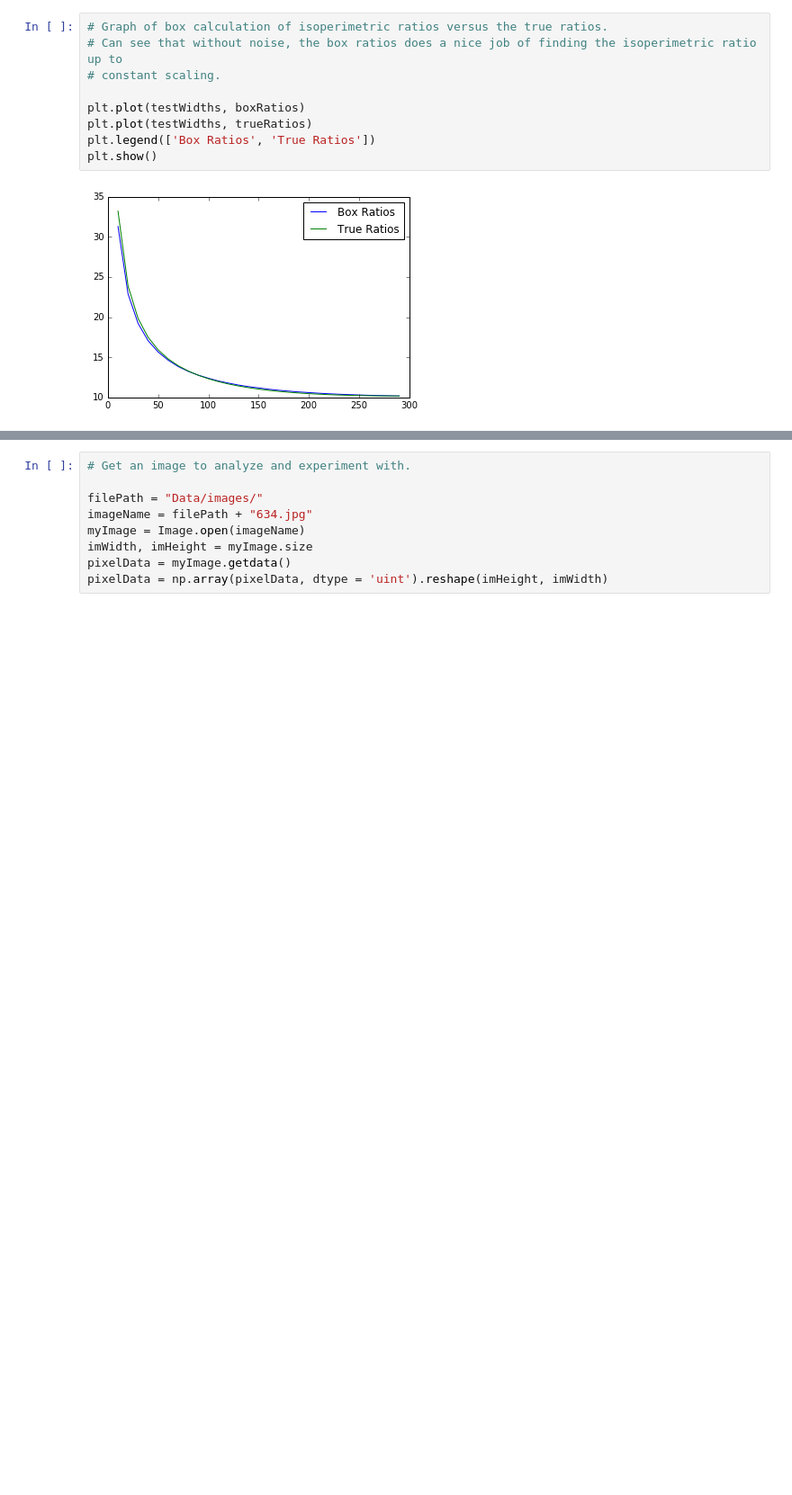
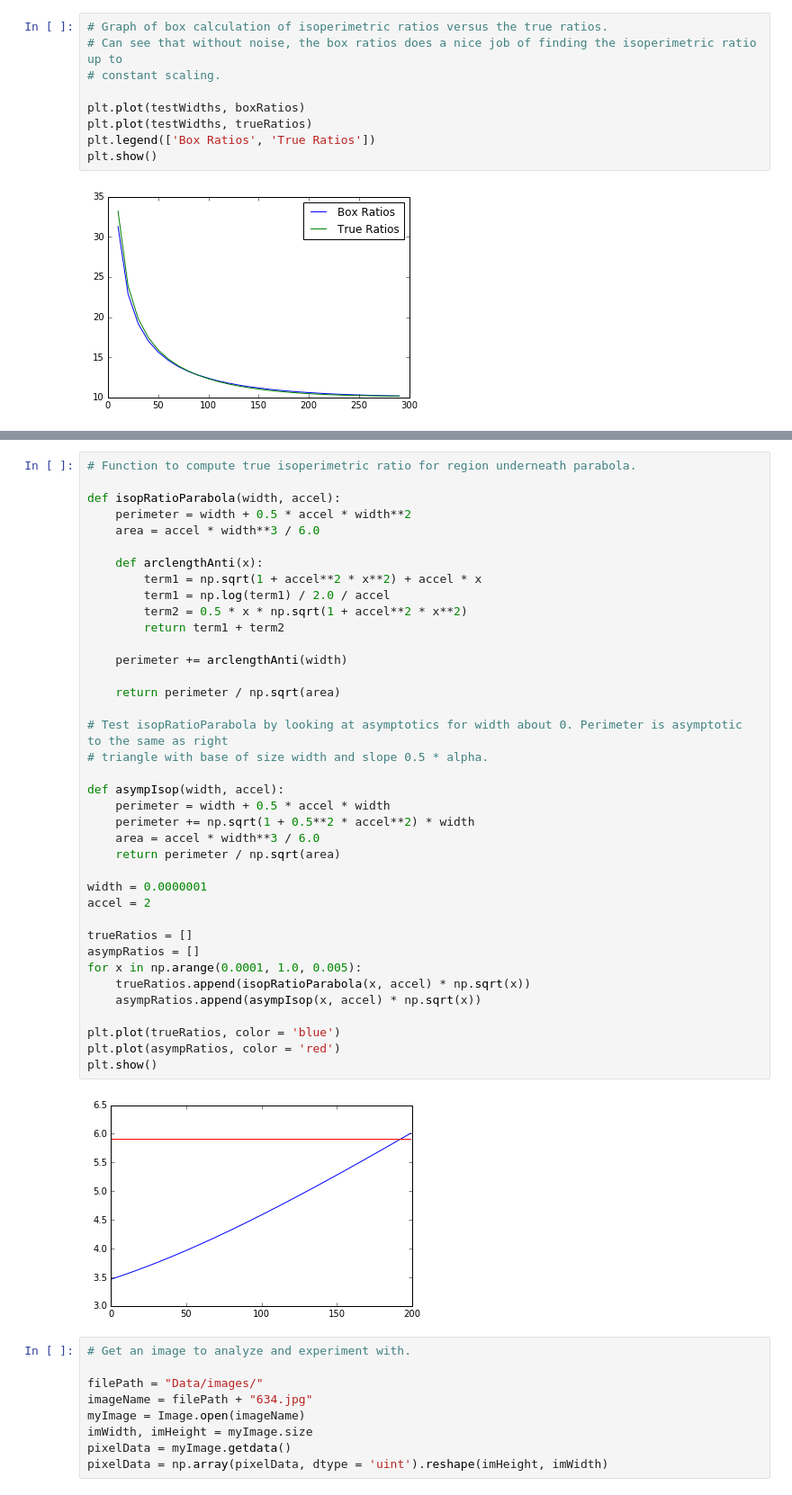
Before and after one commit to MatthewMcGonagle/KaggleLeaf, a Jupyter notebook: RatiosExperiment.ipynb, the cells around one changed output, grey strips where cells are left out. Shown at 90% size. Saved outputs shown, nothing was run; the diff lists cells and outputs as text; blank space fills up the shorter version.

```diff
--- a/RatiosExperiment.ipynb
+++ b/RatiosExperiment.ipynb
@@ -81,3 +111,43 @@ plt.show()
+# %%
+# Function to compute true isoperimetric ratio for region underneath parabola.
+
+def isopRatioParabola(width, accel):
+    perimeter = width + 0.5 * accel * width**2
+    area = accel * width**3 / 6.0
+
+    def arclengthAnti(x):
+        term1 = np.sqrt(1 + accel**2 * x**2) + accel * x
+        term1 = np.log(term1) / 2.0 / accel
+        term2 = 0.5 * x * np.sqrt(1 + accel**2 * x**2)
+        return term1 + term2
+
+    perimeter += arclengthAnti(width)
+
+    return perimeter / np.sqrt(area)
+
+# Test isopRatioParabola by looking at asymptotics for width about 0. Perimeter is asymptotic to the same as right
+# triangle with base of size width and slope 0.5 * alpha.
+
+def asympIsop(width, accel):
+    perimeter = width + 0.5 * accel * width
+    perimeter += np.sqrt(1 + 0.5**2 * accel**2) * width
+    area = accel * width**3 / 6.0
+    return perimeter / np.sqrt(area)
+
+width = 0.0000001
+accel = 2
+
+trueRatios = []
+asympRatios = []
+for x in np.arange(0.0001, 1.0, 0.005):
+    trueRatios.append(isopRatioParabola(x, accel) * np.sqrt(x))
+    asympRatios.append(asympIsop(x, accel) * np.sqrt(x))
+
+plt.plot(trueRatios, color = 'blue')
+plt.plot(asympRatios, color = 'red')
+plt.show()
+# %% [output]
+[figure, added]
 # %%
 # Get an image to analyze and experiment with.
 
```
Also changed, not shown: parts of 2 cells of this notebook.
